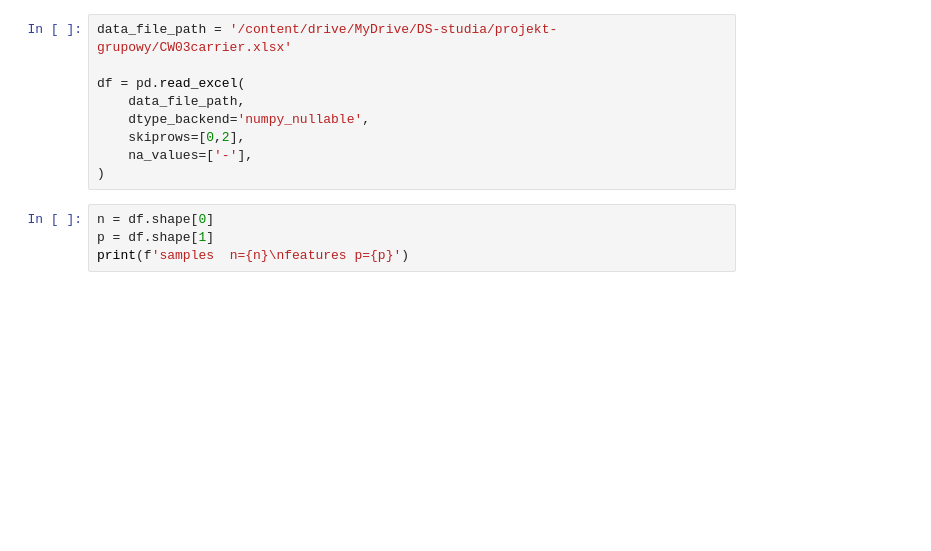
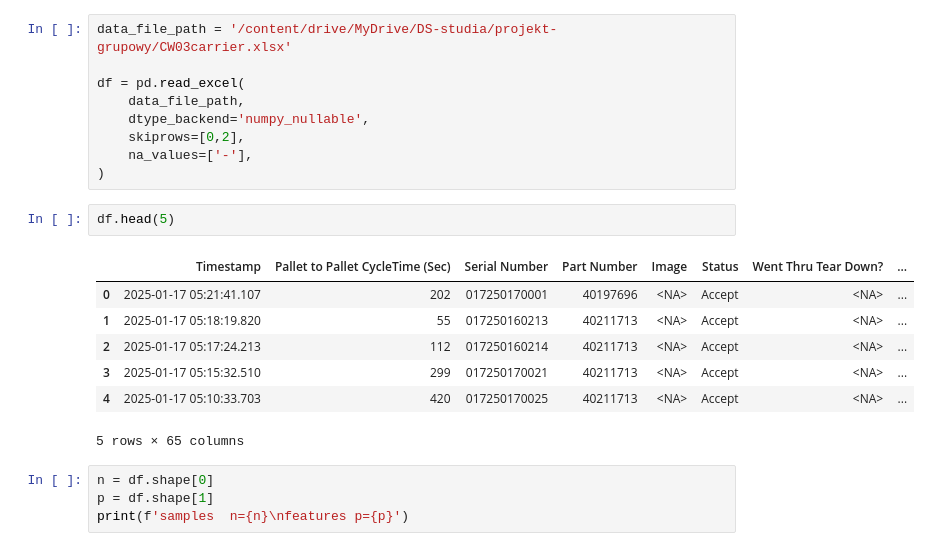
Before and after one commit to pancurster/automotive-projekt-grupa3, a Jupyter notebook: notebooks/analysis_data_CW03carrier.ipynb, the cells around one changed output. Cells and saved outputs as stored; diff of their text form; blank space fills up the shorter version.

```diff
--- a/notebooks/analysis_data_CW03carrier.ipynb
+++ b/notebooks/analysis_data_CW03carrier.ipynb
@@ -10,6 +16,16 @@ df = pd.read_excel(
     skiprows=[0,2],
     na_values=['-'],
 )
+# %%
+df.head(5)
+# %% [output]
+|  | Timestamp | Pallet to Pallet CycleTime (Sec) | Serial Number | Part Number | Image | Status | Went Thru Tear Down? | ... |
+| 0 | 2025-01-17 05:21:41.107 | 202 | 017250170001 | 40197696 | <NA> | Accept | <NA> | ... |
+| 1 | 2025-01-17 05:18:19.820 | 55 | 017250160213 | 40211713 | <NA> | Accept | <NA> | ... |
+| 2 | 2025-01-17 05:17:24.213 | 112 | 017250160214 | 40211713 | <NA> | Accept | <NA> | ... |
+| 3 | 2025-01-17 05:15:32.510 | 299 | 017250170021 | 40211713 | <NA> | Accept | <NA> | ... |
+| 4 | 2025-01-17 05:10:33.703 | 420 | 017250170025 | 40211713 | <NA> | Accept | <NA> | ... |
+5 rows × 65 columns
 # %%
 n = df.shape[0]
 p = df.shape[1]
```
Also changed, not shown: parts of 7 cells of this notebook.
